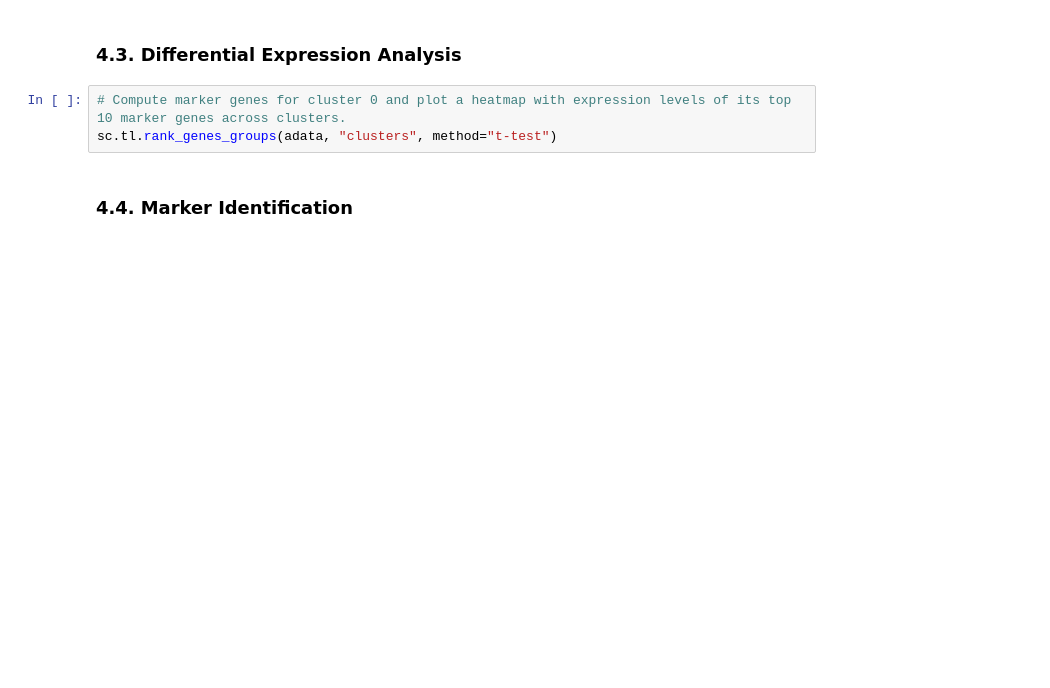
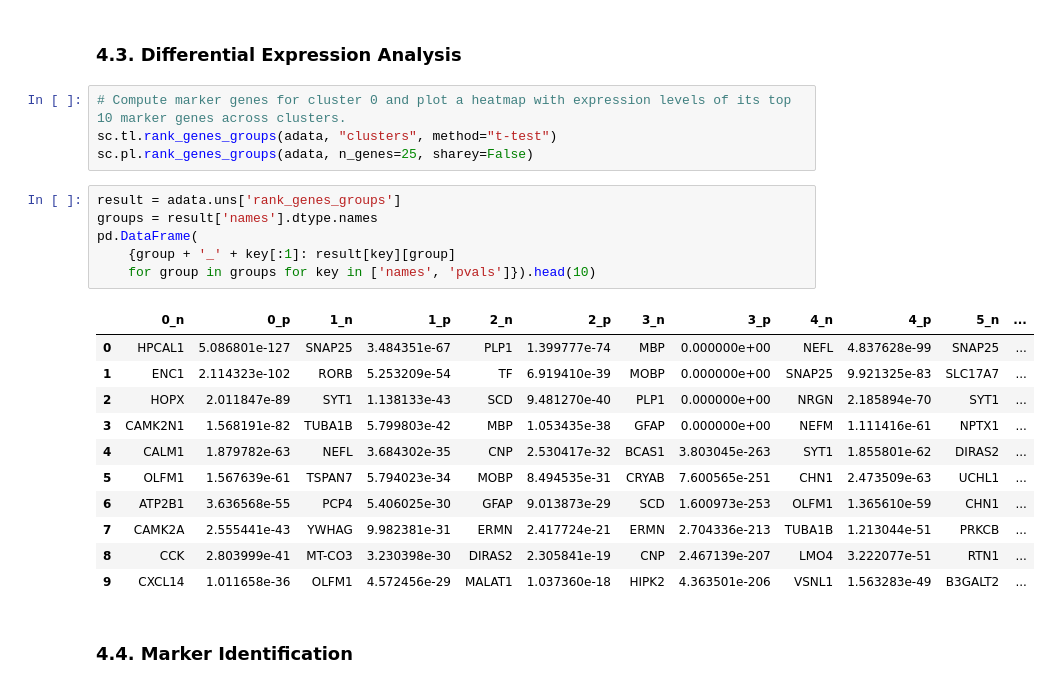
Before and after one commit to madhulathachavali/AIML, a Jupyter notebook: analysis-of-v1-human-brain-data.ipynb, the cells around one changed output. Cells and saved outputs as stored; diff of their text form; blank space fills up the shorter version.

Commit message:
Kaggle Notebook | Analysis of V1 human brain data  | Version 2

```diff
--- a/analysis-of-v1-human-brain-data.ipynb
+++ b/analysis-of-v1-human-brain-data.ipynb
@@ -127,6 +145,25 @@ sc.pl.spatial(adata, img_key="hires", color="clusters", size=1.5)
 # %%
 # Compute marker genes for cluster 0 and plot a heatmap with expression levels of its top 10 marker genes across clusters.
 sc.tl.rank_genes_groups(adata, "clusters", method="t-test")
+sc.pl.rank_genes_groups(adata, n_genes=25, sharey=False)
+# %%
+result = adata.uns['rank_genes_groups']
+groups = result['names'].dtype.names
+pd.DataFrame(
+    {group + '_' + key[:1]: result[key][group]
+    for group in groups for key in ['names', 'pvals']}).head(10)
+# %% [output]
+|  | 0_n | 0_p | 1_n | 1_p | 2_n | 2_p | 3_n | 3_p | 4_n | 4_p | 5_n | ... |
+| 0 | HPCAL1 | 5.086801e-127 | SNAP25 | 3.484351e-67 | PLP1 | 1.399777e-74 | MBP | 0.000000e+00 | NEFL | 4.837628e-99 | SNAP25 | ... |
+| 1 | ENC1 | 2.114323e-102 | RORB | 5.253209e-54 | TF | 6.919410e-39 | MOBP | 0.000000e+00 | SNAP25 | 9.921325e-83 | SLC17A7 | ... |
+| 2 | HOPX | 2.011847e-89 | SYT1 | 1.138133e-43 | SCD | 9.481270e-40 | PLP1 | 0.000000e+00 | NRGN | 2.185894e-70 | SYT1 | ... |
+| 3 | CAMK2N1 | 1.568191e-82 | TUBA1B | 5.799803e-42 | MBP | 1.053435e-38 | GFAP | 0.000000e+00 | NEFM | 1.111416e-61 | NPTX1 | ... |
+| 4 | CALM1 | 1.879782e-63 | NEFL | 3.684302e-35 | CNP | 2.530417e-32 | BCAS1 | 3.803045e-263 | SYT1 | 1.855801e-62 | DIRAS2 | ... |
+| 5 | OLFM1 | 1.567639e-61 | TSPAN7 | 5.794023e-34 | MOBP | 8.494535e-31 | CRYAB | 7.600565e-251 | CHN1 | 2.473509e-63 | UCHL1 | ... |
+| 6 | ATP2B1 | 3.636568e-55 | PCP4 | 5.406025e-30 | GFAP | 9.013873e-29 | SCD | 1.600973e-253 | OLFM1 | 1.365610e-59 | CHN1 | ... |
+| 7 | CAMK2A | 2.555441e-43 | YWHAG | 9.982381e-31 | ERMN | 2.417724e-21 | ERMN | 2.704336e-213 | TUBA1B | 1.213044e-51 | PRKCB | ... |
+| 8 | CCK | 2.803999e-41 | MT-CO3 | 3.230398e-30 | DIRAS2 | 2.305841e-19 | CNP | 2.467139e-207 | LMO4 | 3.222077e-51 | RTN1 | ... |
+| 9 | CXCL14 | 1.011658e-36 | OLFM1 | 4.572456e-29 | MALAT1 | 1.037360e-18 | HIPK2 | 4.363501e-206 | VSNL1 | 1.563283e-49 | B3GALT2 | ... |
 # %% [markdown]
 ### 4.4. Marker Identification
 # %%
```
Also changed, not shown: parts of 12 cells of this notebook.
